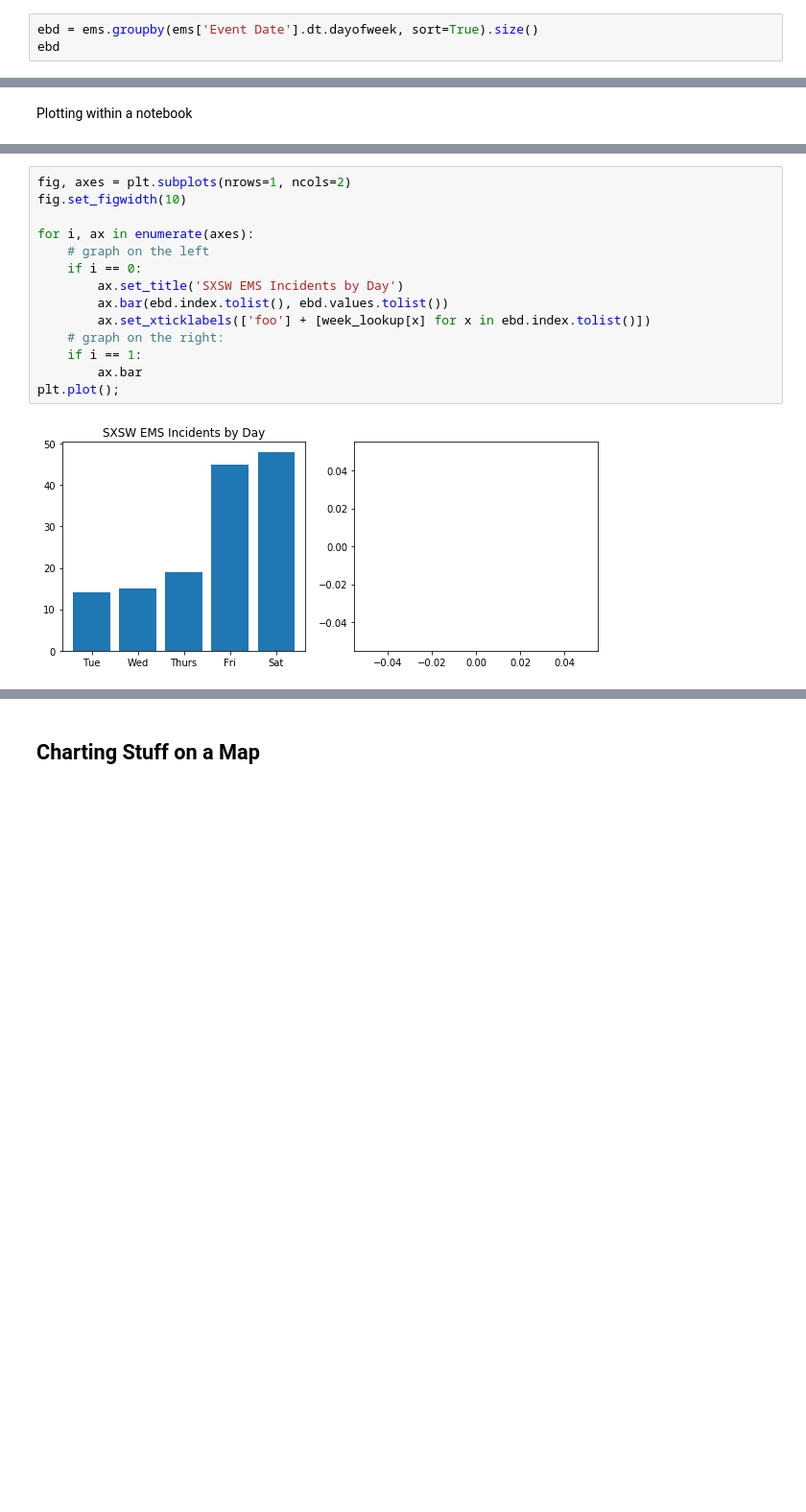
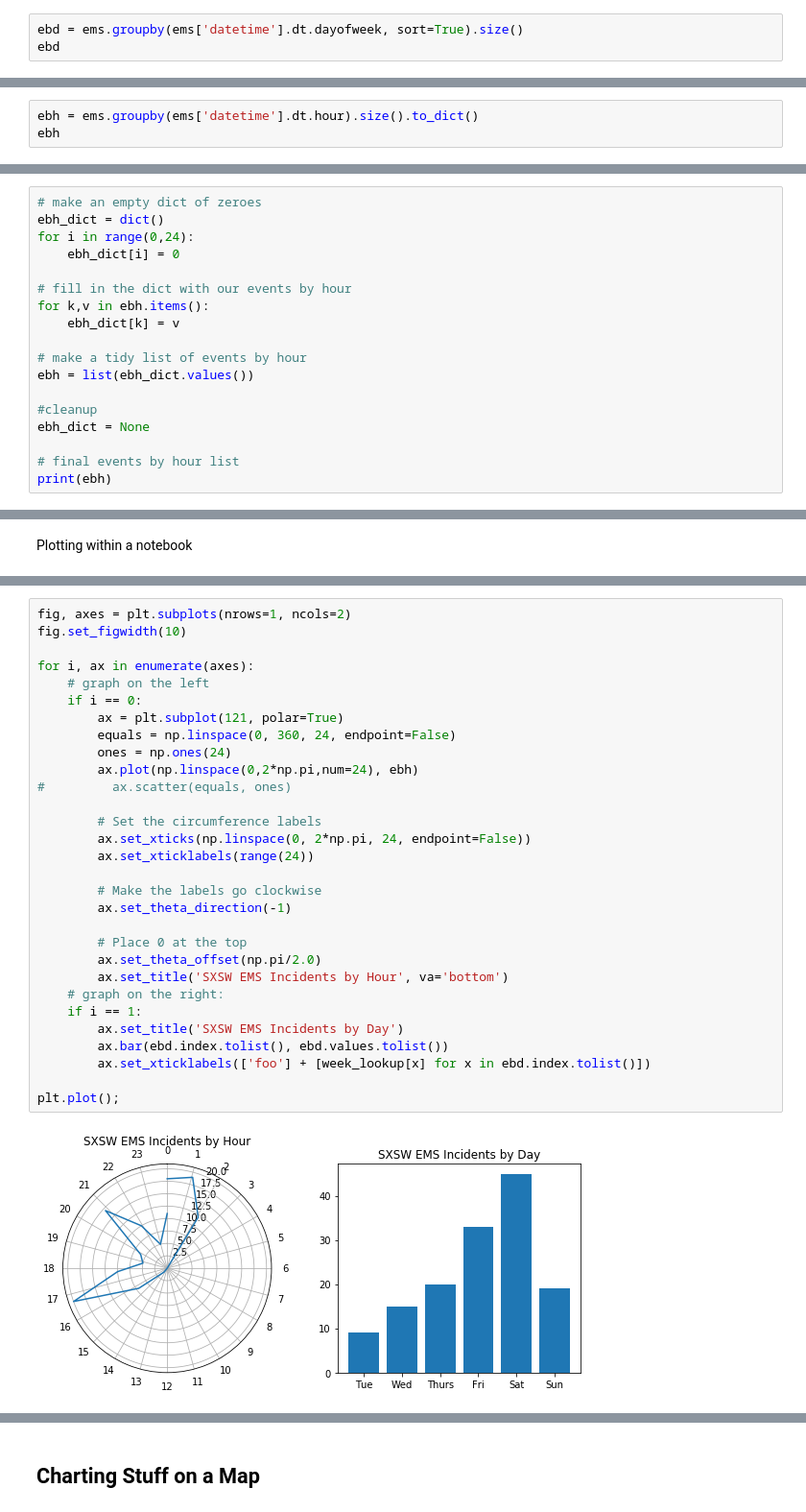
Before and after one commit to ggodreau/sxsw2019, a Jupyter notebook: pd_demo.ipynb, the cells around one changed output, grey strips where cells are left out. Shown: that part at 96% size. Cells and saved outputs as stored; diff of their text form; blank space fills up the shorter version.

Commit message:
pd_demo
  - polar plot pretty complete ish

```diff
--- a/pd_demo.ipynb
+++ b/pd_demo.ipynb
@@ -79,5 +80,5 @@ Sat      48
 dtype: int64
 # %%
-ebd = ems.groupby(ems['Event Date'].dt.dayofweek, sort=True).size()
+ebd = ems.groupby(ems['datetime'].dt.dayofweek, sort=True).size()
 ebd
 # %% [output]
@@ -90 +92,4 @@ Event Date
 dtype: int64
+# %%
+ebh = ems.groupby(ems['datetime'].dt.hour).size().to_dict()
+ebh
@@ -90,0 +110,18 @@ dtype: int64
+# %%
+# make an empty dict of zeroes
+ebh_dict = dict()
+for i in range(0,24):
+    ebh_dict[i] = 0
+
+# fill in the dict with our events by hour
+for k,v in ebh.items():
+    ebh_dict[k] = v
+
+# make a tidy list of events by hour
+ebh = list(ebh_dict.values())
+
+#cleanup
+ebh_dict = None
+
+# final events by hour list
+print(ebh)
@@ -101,16 +134,32 @@ ebd.index.tolist()
 # %%
 fig, axes = plt.subplots(nrows=1, ncols=2)
 fig.set_figwidth(10)
 
 for i, ax in enumerate(axes):
     # graph on the left
     if i == 0:
+        ax = plt.subplot(121, polar=True)
+        equals = np.linspace(0, 360, 24, endpoint=False)
+        ones = np.ones(24)
+        ax.plot(np.linspace(0,2*np.pi,num=24), ebh)
+#         ax.scatter(equals, ones)
+
+        # Set the circumference labels
+        ax.set_xticks(np.linspace(0, 2*np.pi, 24, endpoint=False))
+        ax.set_xticklabels(range(24))
+
+        # Make the labels go clockwise
+        ax.set_theta_direction(-1)
+
+        # Place 0 at the top
+        ax.set_theta_offset(np.pi/2.0)
+        ax.set_title('SXSW EMS Incidents by Hour', va='bottom')
+    # graph on the right:
+    if i == 1:
         ax.set_title('SXSW EMS Incidents by Day')
         ax.bar(ebd.index.tolist(), ebd.values.tolist())
         ax.set_xticklabels(['foo'] + [week_lookup[x] for x in ebd.index.tolist()])
-    # graph on the right:
-    if i == 1:
-        ax.bar
+
 plt.plot();
 # %% [output]
-[figure, old version]
+[figure, new version]
```
Also changed, not shown: parts of 9 cells of this notebook.
